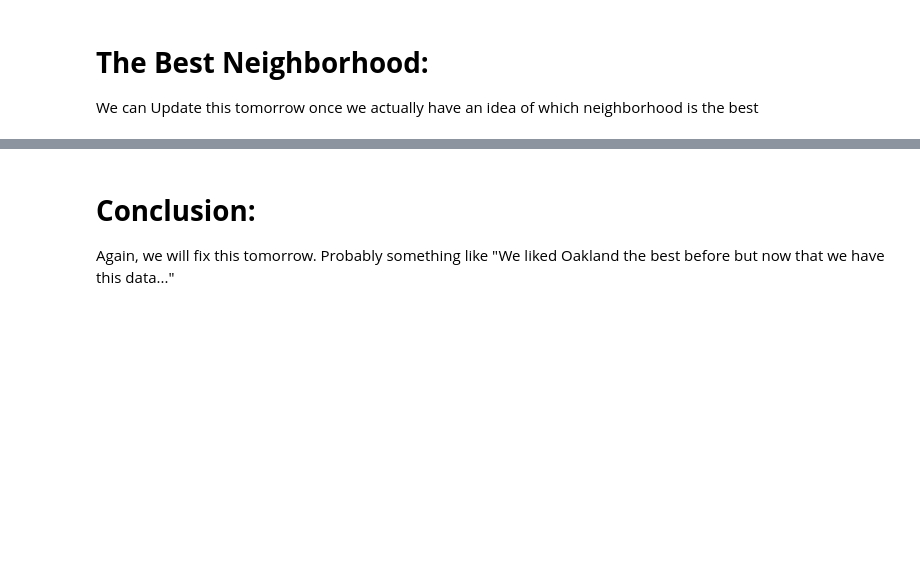
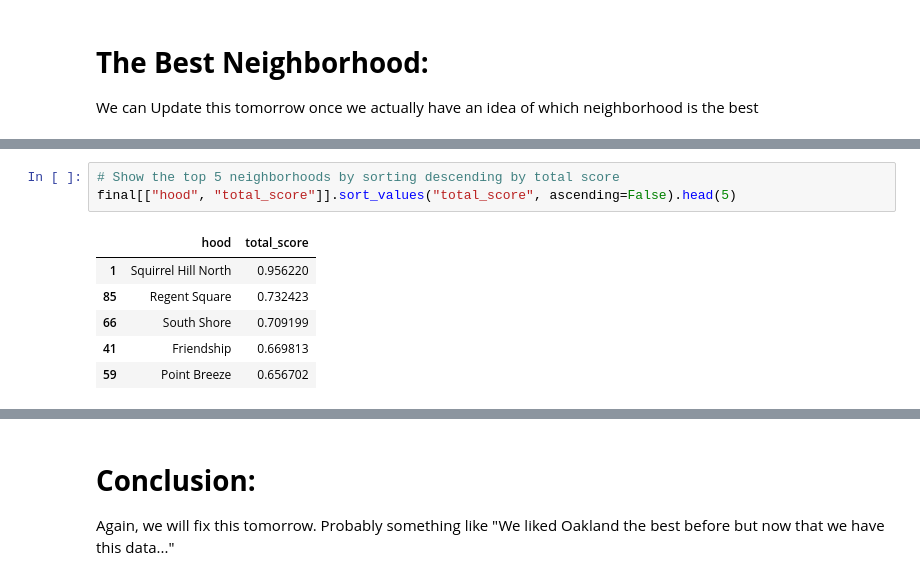
Before and after one commit to jca64/Big-Ideas-Final-Project, a Jupyter notebook: Final-Project.ipynb, the cells around one changed output, grey strips where cells are left out. Cells and saved outputs as stored; diff of their text form; blank space fills up the shorter version.

```diff
--- a/Final-Project.ipynb
+++ b/Final-Project.ipynb
@@ -418,0 +472,10 @@ We can Update this tomorrow once we actually have an idea of which neighborhood
+# %%
+# Show the top 5 neighborhoods by sorting descending by total score
+final[["hood", "total_score"]].sort_values("total_score", ascending=False).head(5)
+# %% [output]
+|  | hood | total_score |
+| 1 | Squirrel Hill North | 0.956220 |
+| 85 | Regent Square | 0.732423 |
+| 66 | South Shore | 0.709199 |
+| 41 | Friendship | 0.669813 |
+| 59 | Point Breeze | 0.656702 |
```
Also changed, not shown: parts of 12 cells of this notebook.
